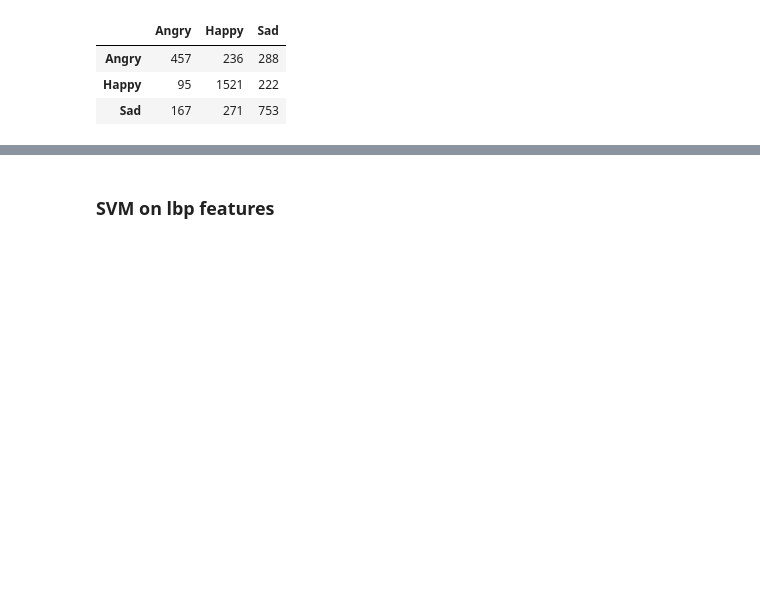
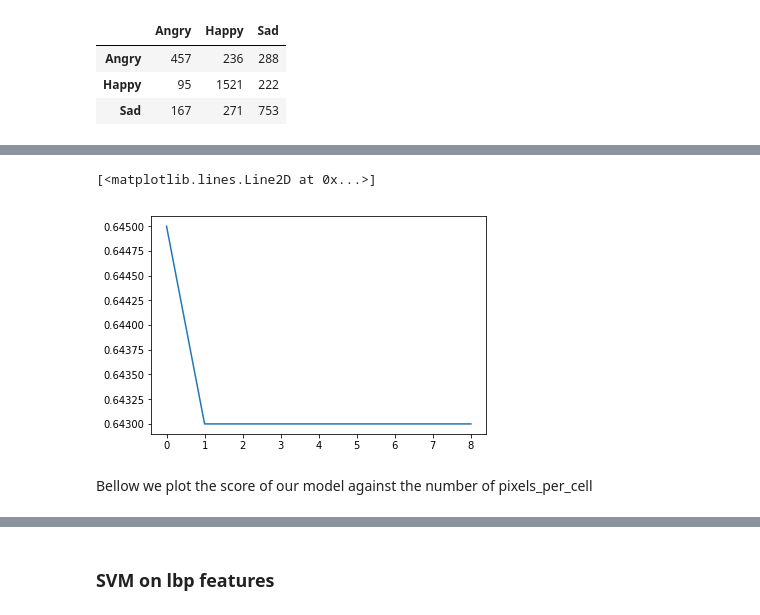
Before and after one commit to AntoineGuiot/project_vic, a Jupyter notebook: exploration_img_plot.ipynb, the cells around one changed output, grey strips where cells are left out. Cells and saved outputs as stored; diff of their text form; code cells hidden in the pictures; blank space fills up the shorter version.

```diff
--- a/exploration_img_plot.ipynb
+++ b/exploration_img_plot.ipynb
@@ -234,7 +230,7 @@ $K(x_1,x_2)=exp(-\gamma||x_1-x_2||^2)$
 Each class is  against all the other classes independently. The model create a classifier for each situation. The model creates a binary label for whether a point is in a class or not.
 # %%
 hyperparameters = dict({'random_state' : None,
-                        'epochs':10000,
+                        'epochs':1000,
                         'kernel':'rbf',
                         'decision_function':'ovr',
                         'gamma':'scale'
@@ -281,3 +277,23 @@ model.get_confusion_matrix(data_formatter_test.data.dropna())
 | Angry | 457 | 236 | 288 |
 | Happy | 95 | 1521 | 222 |
 | Sad | 167 | 271 | 753 |
+# %%
+model = Model(model_type ='SVM',hyperparameters= hyperparameters, predictors = 'hog_features', targets=[0,3,4])
+model.create_model()
+# %%
+score= []
+hog_image_train = data_formatter_train.compute_hog()
+hog_image_test = data_formatter_test.compute_hog()
+for i in range (1,10):
+    hyperparameters = dict({'random_state' : None,
+                        'epochs':i*1000,
+                        'kernel':'rbf',
+                        'decision_function':'ovr',
+                        'gamma':'scale'
+                       })
+
+    print(hyperparameters['epochs'])
+    model = Model(model_type ='SVM',hyperparameters= hyperparameters, predictors = 'hog_features', targets=[0,3,4])
+    model.create_model()
+    model.train(data_formatter_train.data.dropna())
+    score.append(model.test(data_formatter_test.data.dropna()))
@@ -283,0 +328,7 @@ model.get_confusion_matrix(data_formatter_test.data.dropna())
+# %%
+plt.plot(score)
+# %% [output]
+[<matplotlib.lines.Line2D at 0x...>]
+[figure, added]
+# %% [markdown]
+Bellow we plot the score of our model against the number of pixels_per_cell
```
Also changed, not shown: parts of 13 cells of this notebook, 1 other file.
